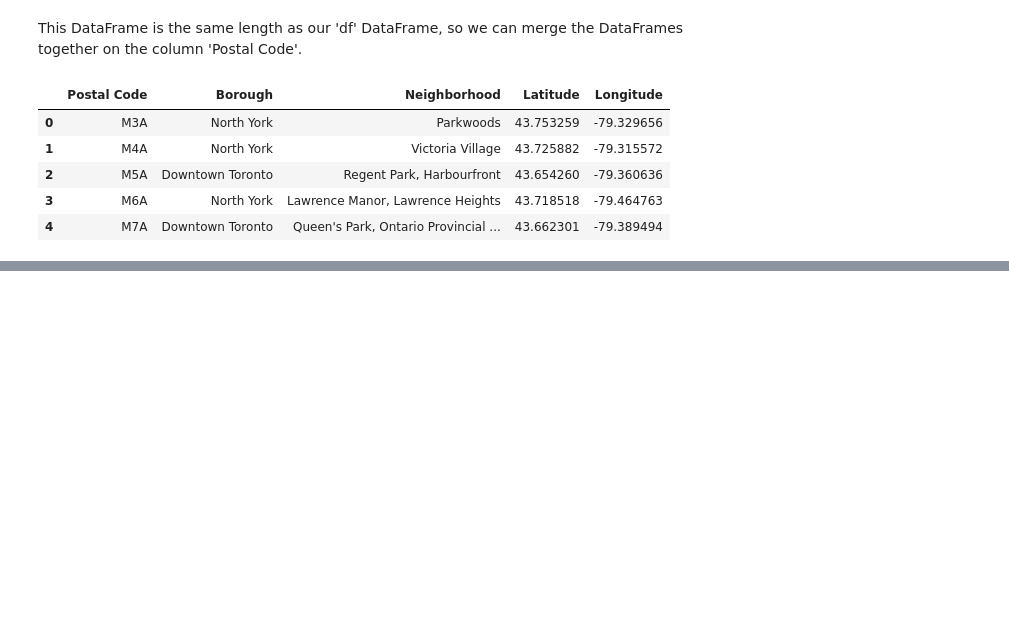
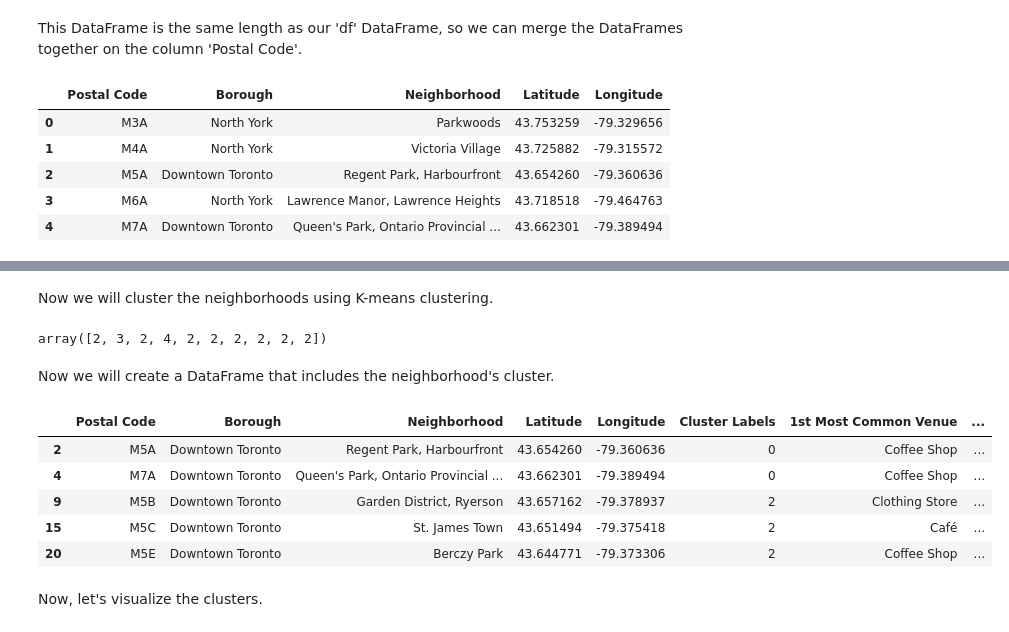
Before and after one commit to annie-helms/Coursera_Capstone, a Jupyter notebook: toronto_neighborhood_clustering.ipynb, the cells around one changed output, grey strips where cells are left out. Drawn from its saved outputs; the diff is of its cells as text; code cells hidden in the pictures; blank space fills up the shorter version.

```diff
--- a/toronto_neighborhood_clustering.ipynb
+++ b/toronto_neighborhood_clustering.ipynb
@@ -85,0 +351,3 @@ df.head()
+# %%
+toronto_grouped = toronto_onehot.groupby('Neighborhood').mean().reset_index()
+toronto_grouped.head()
@@ -85,0 +432,36 @@ df.head()
+# %% [markdown]
+Now we will cluster the neighborhoods using K-means clustering.
+# %%
+# set number of clusters
+kclusters = 5
+
+toronto_grouped_clustering = toronto_grouped.drop('Neighborhood', 1)
+
+# run k-means clustering
+kmeans = KMeans(n_clusters=kclusters, random_state=0).fit(toronto_grouped_clustering)
+
+# check cluster labels generated for each row in the dataframe
+kmeans.labels_[0:10]
+# %% [output]
+array([2, 3, 2, 4, 2, 2, 2, 2, 2, 2])
+# %% [markdown]
+Now we will create a DataFrame that includes the neighborhood's cluster.
+# %%
+# add clustering labels
+neighborhoods_venues_sorted.insert(0, 'Cluster Labels', kmeans.labels_)
+
+toronto_merged = downtown_toronto
+
+# merge toronto_grouped with toronto_data to add latitude/longitude for each neighborhood
+toronto_merged = toronto_merged.join(neighborhoods_venues_sorted.set_index('Neighborhood'), on='Neighborhood')
+
+toronto_merged.head() # check the last columns!
+# %% [output]
+|  | Postal Code | Borough | Neighborhood | Latitude | Longitude | Cluster Labels | 1st Most Common Venue | ... |
+| 2 | M5A | Downtown Toronto | Regent Park, Harbourfront | 43.654260 | -79.360636 | 0 | Coffee Shop | ... |
+| 4 | M7A | Downtown Toronto | Queen's Park, Ontario Provincial ... | 43.662301 | -79.389494 | 0 | Coffee Shop | ... |
+| 9 | M5B | Downtown Toronto | Garden District, Ryerson | 43.657162 | -79.378937 | 2 | Clothing Store | ... |
+| 15 | M5C | Downtown Toronto | St. James Town | 43.651494 | -79.375418 | 2 | Café | ... |
+| 20 | M5E | Downtown Toronto | Berczy Park | 43.644771 | -79.373306 | 2 | Coffee Shop | ... |
+# %% [markdown]
+Now, let's visualize the clusters.
```
Also changed, not shown: parts of 51 cells of this notebook.
